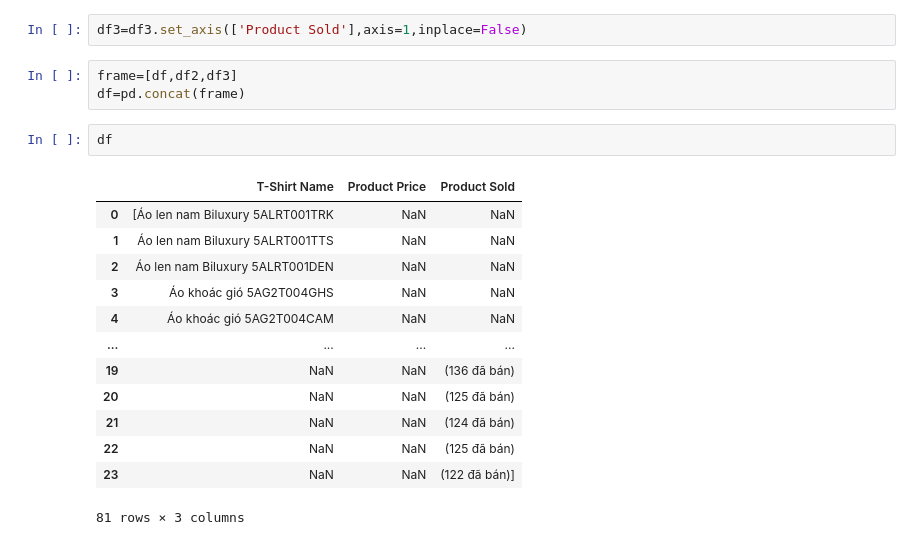
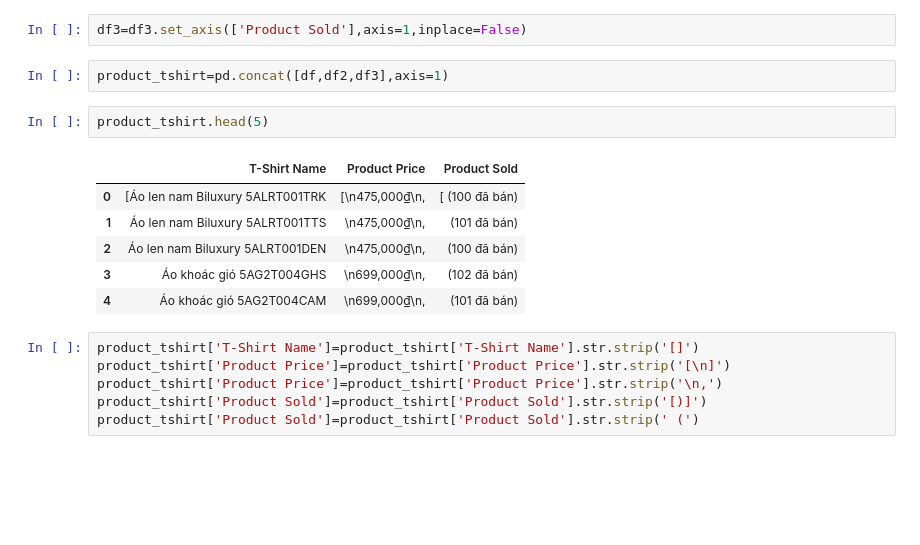
Before and after one commit to trinhvanypro1/Learning-Python-Advanced, a Jupyter notebook: Swapping_Web_DoAn.ipynb, the cells around one changed output. Drawn from its saved outputs; the diff is of its cells as text; blank space fills up the shorter version.

```diff
--- a/Swapping_Web_DoAn.ipynb
+++ b/Swapping_Web_DoAn.ipynb
@@ -214,22 +214,20 @@ df=df.set_axis(['T-Shirt Name'],axis=1,inplace=False)
 df2=df2.set_axis(['Product Price'],axis=1,inplace=False)
 # %%
 df3=df3.set_axis(['Product Sold'],axis=1,inplace=False)
-# %%
-frame=[df,df2,df3]
-df=pd.concat(frame)
-# %%
-df
-# %% [output]
-|  | T-Shirt Name | Product Price | Product Sold |
-| 0 | [Áo len nam Biluxury 5ALRT001TRK | NaN | NaN |
-| 1 | Áo len nam Biluxury 5ALRT001TTS | NaN | NaN |
-| 2 | Áo len nam Biluxury 5ALRT001DEN | NaN | NaN |
-| 3 | Áo khoác gió 5AG2T004GHS | NaN | NaN |
-| 4 | Áo khoác gió 5AG2T004CAM | NaN | NaN |
-| ... | ... | ... | ... |
-| 19 | NaN | NaN | (136 đã bán) |
-| 20 | NaN | NaN | (125 đã bán) |
-| 21 | NaN | NaN | (124 đã bán) |
-| 22 | NaN | NaN | (125 đã bán) |
-| 23 | NaN | NaN | (122 đã bán)] |
-81 rows × 3 columns
+# %%
+product_tshirt=pd.concat([df,df2,df3],axis=1)
+# %%
+product_tshirt.head(5)
+# %% [output]
+|  | T-Shirt Name | Product Price | Product Sold |
+| 0 | [Áo len nam Biluxury 5ALRT001TRK | [\n475,000₫\n, | [ (100 đã bán) |
+| 1 | Áo len nam Biluxury 5ALRT001TTS | \n475,000₫\n, | (101 đã bán) |
+| 2 | Áo len nam Biluxury 5ALRT001DEN | \n475,000₫\n, | (100 đã bán) |
+| 3 | Áo khoác gió 5AG2T004GHS | \n699,000₫\n, | (102 đã bán) |
+| 4 | Áo khoác gió 5AG2T004CAM | \n699,000₫\n, | (101 đã bán) |
+# %%
+product_tshirt['T-Shirt Name']=product_tshirt['T-Shirt Name'].str.strip('[]')
+product_tshirt['Product Price']=product_tshirt['Product Price'].str.strip('[\n]')
+product_tshirt['Product Price']=product_tshirt['Product Price'].str.strip('\n,')
+product_tshirt['Product Sold']=product_tshirt['Product Sold'].str.strip('[)]')
+product_tshirt['Product Sold']=product_tshirt['Product Sold'].str.strip(' (')
```
Also changed, not shown: parts of 3 cells of this notebook.
